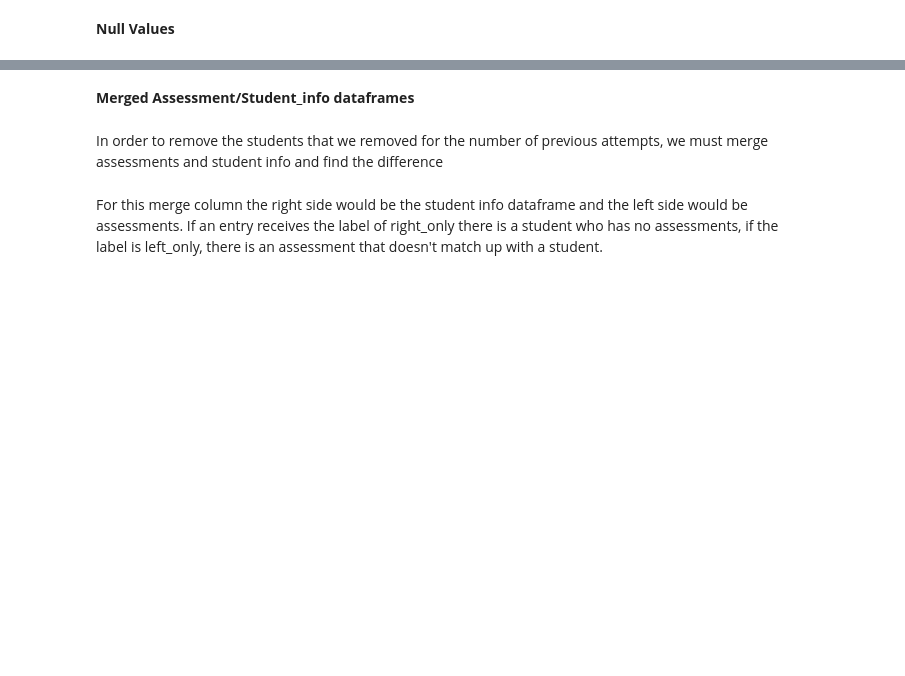
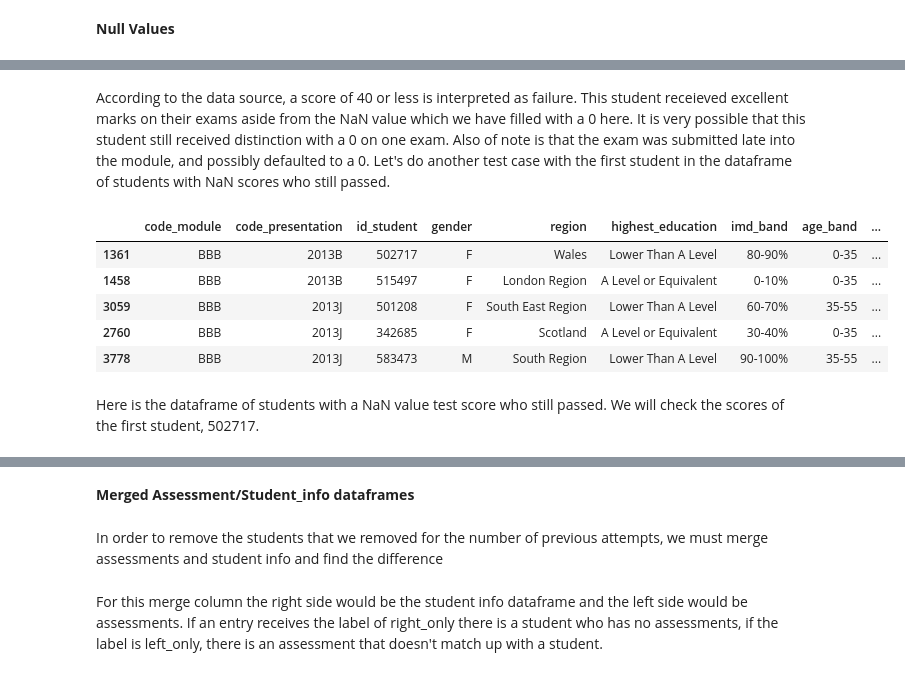
Before and after one commit to freyjagarner/Student-Data-Analysis, a Jupyter notebook: Capstone/Student_Assessment.ipynb, the cells around one changed output, grey strips where cells are left out. Cells and saved outputs as stored; diff of their text form; code cells hidden in the pictures; blank space fills up the shorter version.

```diff
--- a/Capstone/Student_Assessment.ipynb
+++ b/Capstone/Student_Assessment.ipynb
@@ -130,0 +193,15 @@ Name: final_result, dtype: int64
+# %% [markdown]
+According to the data source, a score of 40 or less is interpreted as failure. This student receieved excellent marks on their exams aside from the NaN value which we have filled with a 0 here. It is very possible that this student still received distinction with a 0 on one exam. Also of note is that the exam was submitted late into the module, and possibly defaulted to a 0. Let's do another test case with the first student in the dataframe of students with NaN scores who still passed.
+# %%
+# locate the students who passed with NaN test scores
+students_w_NaN_scores.loc[students_w_NaN_scores['final_result'] == 'Pass'].head()
+# %% [output]
+|  | code_module | code_presentation | id_student | gender | region | highest_education | imd_band | age_band | ... |
+| 1361 | BBB | 2013B | 502717 | F | Wales | Lower Than A Level | 80-90% | 0-35 | ... |
+| 1458 | BBB | 2013B | 515497 | F | London Region | A Level or Equivalent | 0-10% | 0-35 | ... |
+| 3059 | BBB | 2013J | 501208 | F | South East Region | Lower Than A Level | 60-70% | 35-55 | ... |
+| 2760 | BBB | 2013J | 342685 | F | Scotland | A Level or Equivalent | 30-40% | 0-35 | ... |
+| 3778 | BBB | 2013J | 583473 | M | South Region | Lower Than A Level | 90-100% | 35-55 | ... |
+# %% [markdown]
+Here is the dataframe of students with a NaN value test score who still passed.
+We will check the scores of the first student, 502717.
```
Also changed, not shown: parts of 44 cells of this notebook, 5 other files.
